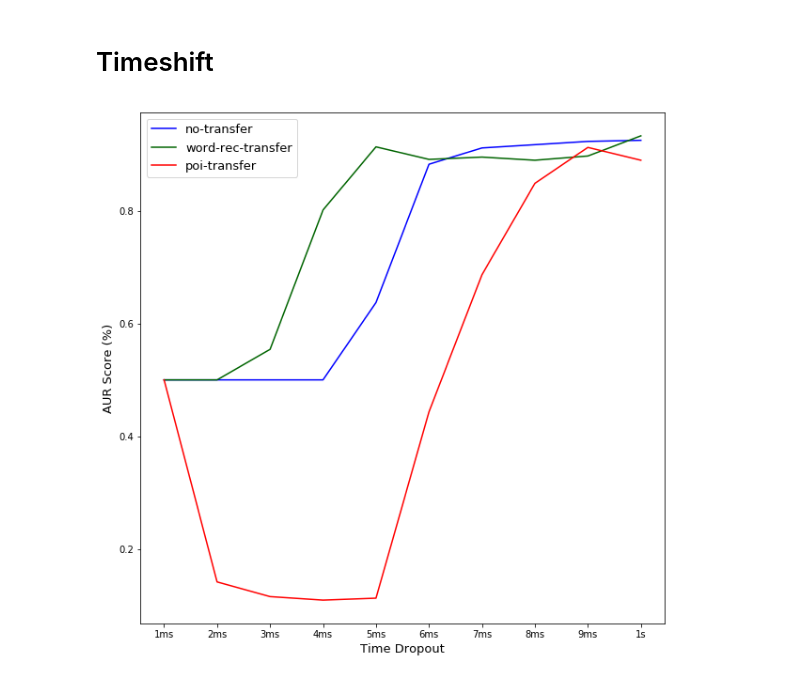
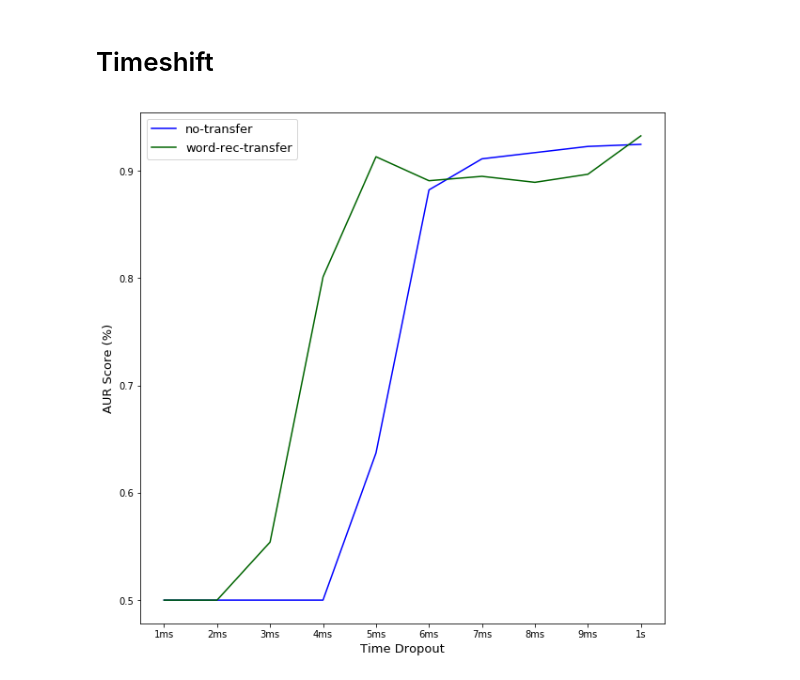
Before and after one commit to onucharles/transfer-learning-adult-to-infant-speech, a Jupyter notebook: experiments/notebooks/Chillanto plots.ipynb, the cells around one changed output. Cells and saved outputs as stored; diff of their text form; code cells hidden in the pictures.

```diff
--- a/experiments/notebooks/Chillanto plots.ipynb
+++ b/experiments/notebooks/Chillanto plots.ipynb
@@ -496,36 +499,41 @@ client = API(api_key=COMET_API_KEY, rest_api_key=COMET_REST_API_KEY)
 model_types = ['no-transfer', 'sc-transfer', 'vctk-transfer', 'svm']
 
 results = {}
+results_f1 = {}
 for model in model_types:
     results[model] = []
+    results_f1[model] = []
 
 experiments = client.get(f"co-jl-transfer/chillanto-timeshift-crop")
 for exp in experiments:
     tags = client.get_experiment_tags(exp)
     metrics = client.get_experiment_metrics_raw(exp)
     experiment = []
+    experiment_f1 = []
     for metric in metrics:
         if metric['metricName'] == 'test_UAR':
             experiment.append(float(metric['metricValue']))
+        if metric['metricName'] == 'test_F1':
+            experiment_f1.append(float(metric['metricValue']))
     results[tags[0]] = experiment
+    results_f1[tags[0]] = experiment_f1
 
 
 
 
 fig, ax = plt.subplots(figsize=(10,10))
 ind = np.arange(40)
 width = 0.45
 xticks = [f'{f + 1}ms' for f in np.arange(10)]
 xticks[-1] = '1s'
 
 ax.plot(np.arange(10), results['no-transfer'], color='blue', label='no-transfer')
 ax.plot(np.arange(10), results['sc-transfer'], color='darkgreen', label='word-rec-transfer')
-ax.plot(np.arange(10), results['vctk-transfer'], color='red', label='poi-transfer')
 ax.legend(fontsize=13)
 ax.set_xticks(np.arange(10))
 ax.set_xticklabels(xticks)
 ax.set_ylabel("AUR Score (%)",fontsize=13)
 ax.set_xlabel("Time Dropout", fontsize=13)
 plt.show()
 # %% [output]
-[figure, old version]
+[figure, new version]
```
Also changed, not shown: parts of 2 cells of this notebook, 1 other file.
